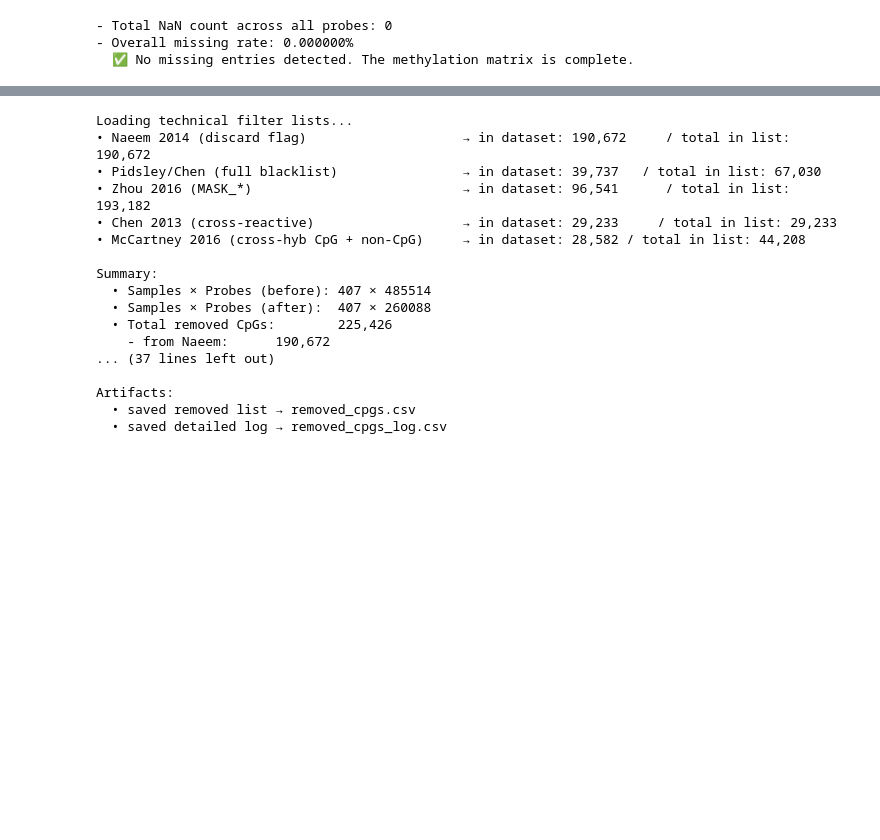
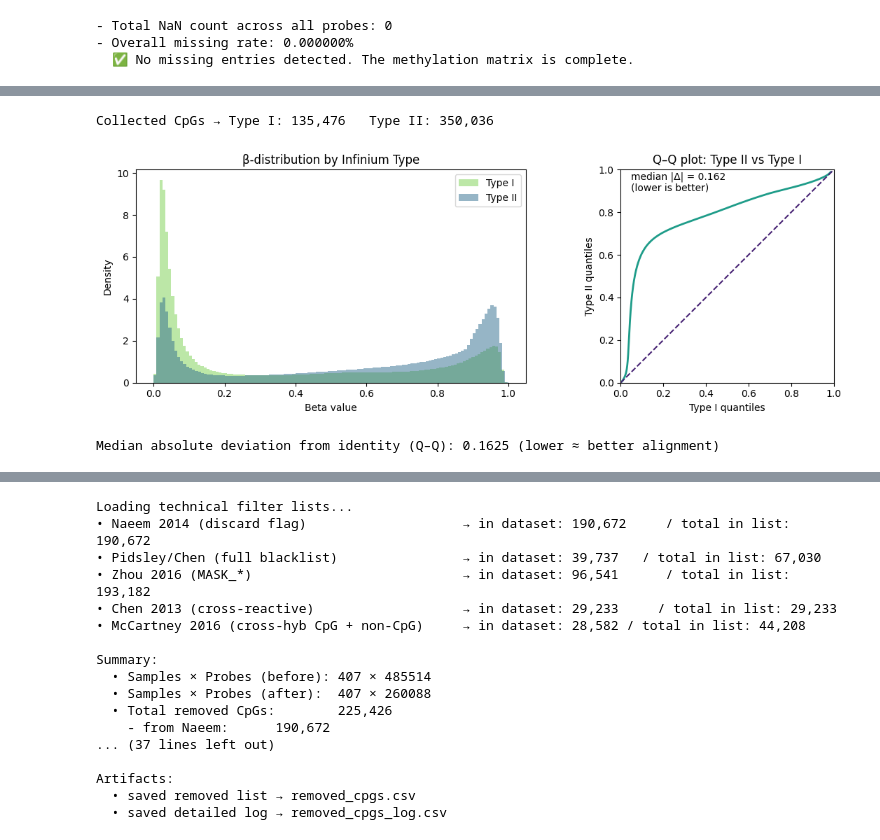
Before and after one commit to elisabettaroviera/THESIS, a Jupyter notebook: 01 - Notebook/02 - Data Pre-Processing/02-data-pre-processing-gse69914.ipynb, the cells around one changed output, grey strips where cells are left out. Drawn from its saved outputs; the diff is of its cells as text; code cells hidden in the pictures; blank space fills up the shorter version.

```diff
--- a/01 - Notebook/02 - Data Pre-Processing/02-data-pre-processing-gse69914.ipynb
+++ b/01 - Notebook/02 - Data Pre-Processing/02-data-pre-processing-gse69914.ipynb
@@ -159 +149,81 @@ else:
+# %%
+# TYPE-I / TYPE-II BIAS DIAGNOSTIC
+# Uses ALL CpGs (Type I & Type II) present in your Polars matrix
+PROBE_MAP_CSV = "/kaggle/input/annotation-450k-typei-typeii/Annotation_450k_TypeI_TypeII.csv"
+
+# Load matrix (as LazyFrame)
+LF = GSE69914.lazy() if isinstance(GSE69914, pl.DataFrame) else GSE69914
+schema_cols = list(LF.schema.keys())
+
+# Detect CpG columns (wide format: Samples x CpGs, CpGs = columns)
+cpg_cols = [c for c in schema_cols if isinstance(c, str) and (c.startswith("cg") or c.startswith("ch"))]
+if not cpg_cols:
+    raise ValueError("No CpG-like columns found (expected columns starting with 'cg' or 'ch').")
+
+# Read probe map & split CpGs by Type
+# Required columns: Name (cg/ch id), Type in {'I','II'}
+probe_map = (
+    pl.read_csv(PROBE_MAP_CSV)
+      .select(
+          pl.col("Name").cast(pl.Utf8).str.strip_chars().alias("CpG"),
+          pl.col("Type").cast(pl.Utf8).str.strip_chars().alias("Type")
+      )
+)
+
+typeI_cpgs  = set(probe_map.filter(pl.col("Type") == "I")["CpG"].to_list())  & set(cpg_cols)
+typeII_cpgs = set(probe_map.filter(pl.col("Type") == "II")["CpG"].to_list()) & set(cpg_cols)
+
+if not typeI_cpgs or not typeII_cpgs:
+    raise ValueError("Type I or Type II CpG sets are empty after intersecting with your matrix columns.")
+
+# Collect all values per Type (no subsampling)
+def collect_values_for(cpg_set: Iterable[str]) -> np.ndarray:
+    cols = sorted(list(cpg_set))
+    # Collect as 2D (Samples x CpGs) then flatten; keep finite values in [0,1]
+    M = LF.select(cols).collect(streaming=True).to_numpy()
+    vec = M.ravel()
+    vec = vec[np.isfinite(vec)]
+    return vec[(vec >= 0.0) & (vec <= 1.0)]
+
+vals_I  = collect_values_for(typeI_cpgs)
+vals_II = collect_values_for(typeII_cpgs)
+
+print(f"Collected CpGs → Type I: {len(typeI_cpgs):,}   Type II: {len(typeII_cpgs):,}")
+
+# Build figure with 2 panels (density + Q–Q)
+cmap = plt.cm.get_cmap("viridis")
+fig, ax = plt.subplots(1, 2, figsize=(12, 4))
+
+# (Left) Overlaid density via normalized histograms
+ax[0].hist(vals_I,  bins=120, density=True, alpha=0.50, label="Type I",  color=cmap(0.80))
+ax[0].hist(vals_II, bins=120, density=True, alpha=0.50, label="Type II", color=cmap(0.35))
+ax[0].set_xlabel("Beta value")
+ax[0].set_ylabel("Density")
+ax[0].set_title("β-distribution by Infinium Type")
+ax[0].legend()
+
+# (Right) Q–Q plot (Type II quantiles vs Type I)
+q = np.linspace(0.001, 0.999, 500)
+qI  = np.quantile(vals_I,  q)
+qII = np.quantile(vals_II, q)
+mad = float(np.median(np.abs(qII - qI)))      # alignment metric
+
+ax[1].plot(qI, qII, lw=2, color=cmap(0.55))
+ax[1].plot([0,1], [0,1], ls="--", color=cmap(0.10))
+ax[1].set_xlabel("Type I quantiles")
+ax[1].set_ylabel("Type II quantiles")
+ax[1].set_title("Q–Q plot: Type II vs Type I")
+ax[1].set_aspect("equal", adjustable="box")
+ax[1].set_xlim(0,1); ax[1].set_ylim(0,1)
+ax[1].text(0.05, 0.90, f"median |Δ| = {mad:.3f}\n(lower is better)", transform=ax[1].transAxes)
+
+plt.tight_layout()
+plt.savefig("type_bias_density_and_qq.png", dpi=300, bbox_inches="tight")
+plt.show()
+
+print(f"Median absolute deviation from identity (Q–Q): {mad:.4f} (lower ≈ better alignment)")
+# %% [output]
+Collected CpGs → Type I: 135,476   Type II: 350,036
+[figure, added]
+Median absolute deviation from identity (Q–Q): 0.1625 (lower ≈ better alignment)
 # %% [markdown]
```
Also changed, not shown: parts of 24 cells of this notebook.
